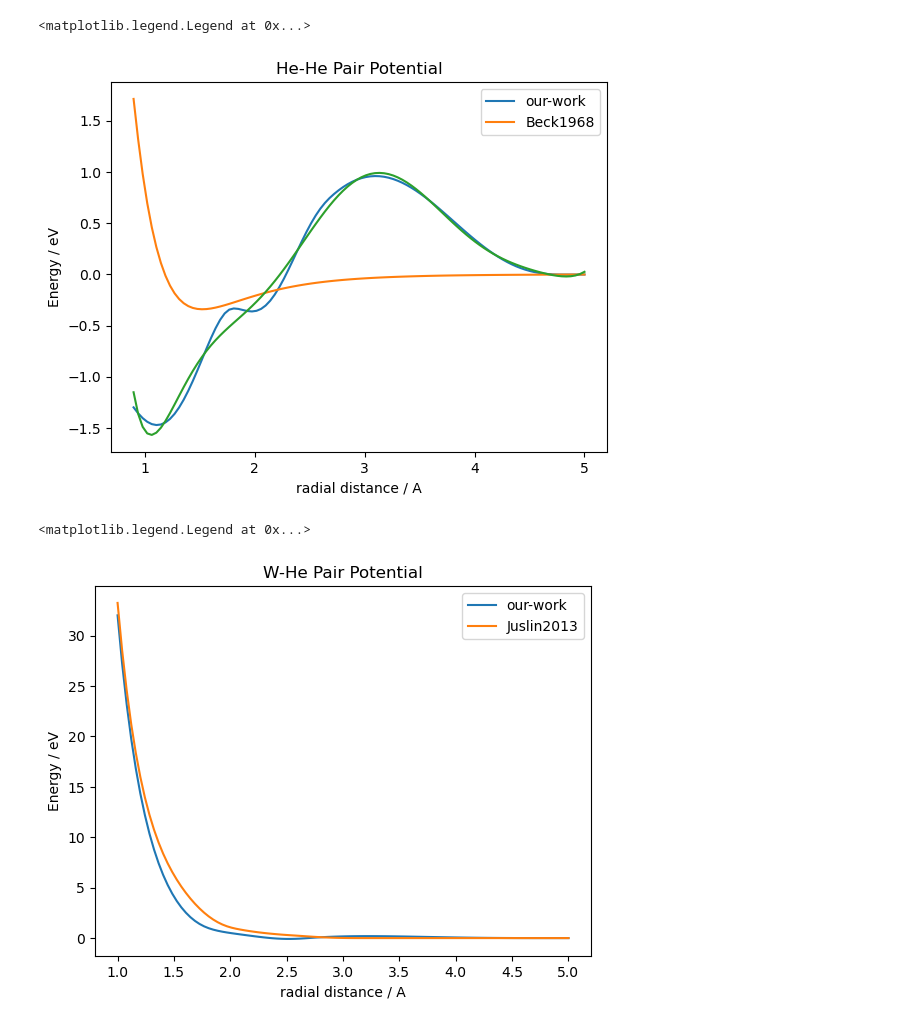
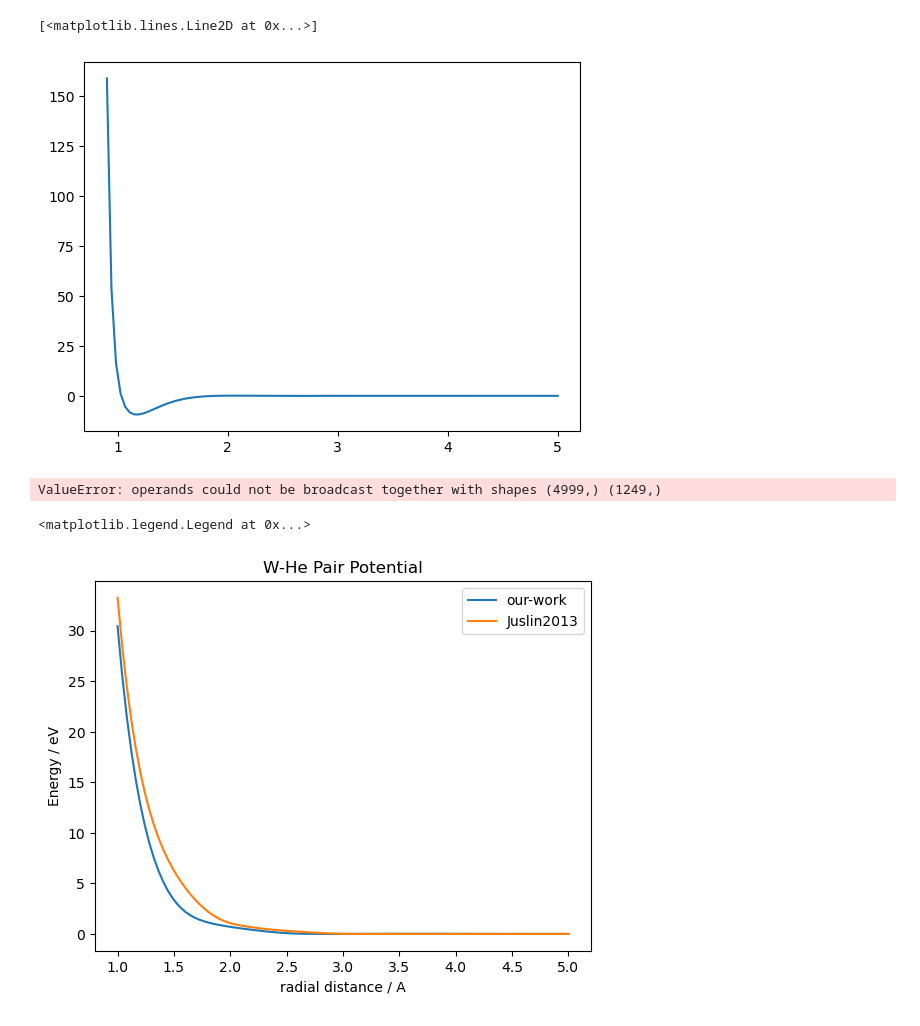
Before and after one commit to Samanyu-T/Lammps_MD, a Jupyter notebook: Jupyter_Notebooks/Virial_Coef.ipynb, the cells around one changed output. Drawn from its saved outputs; the diff is of its cells as text; code cells hidden in the pictures.

```diff
--- a/Jupyter_Notebooks/Virial_Coef.ipynb
+++ b/Jupyter_Notebooks/Virial_Coef.ipynb
@@ -96,5 +98,13 @@ plt.plot(T_arr, B2)
+# %%
+# plt.plot(r[:-40], phi_eam[:-40])
+# plt.plot(r[:-40], phi[:-40])
+
+plt.plot(r, phi_eam - phi)
+# %% [output]
+[<matplotlib.lines.Line2D at 0x...>]
+[figure, added]
 # %%
-zbl = Eam_Fitting.ZBL(2, 2)
+zbl = EAM_Fitting_Serial.ZBL(2, 2)
 
 r = np.linspace(0.9, 5, 100)
 
@@ -121,10 +131,9 @@ plt.xlabel('radial distance / A')
 plt.ylabel('Energy / eV')
 plt.legend()
 # %% [output]
-<matplotlib.legend.Legend at 0x...>
+ValueError: operands could not be broadcast together with shapes (4999,) (1249,)
-[figure, removed]
 # %%
-zbl = Eam_Fitting.ZBL(74, 2)
+zbl = EAM_Fitting_Serial.ZBL(74, 2)
 
 r = np.linspace(1, 5, 100)
 
@@ -157,5 +166,5 @@ plt.ylabel('Energy / eV')
 plt.legend()
 # %% [output]
 <matplotlib.legend.Legend at 0x...>
-[figure, old version]
+[figure, new version]
 # %%
```
Also changed, not shown: parts of 4 cells of this notebook, 12 other files.
